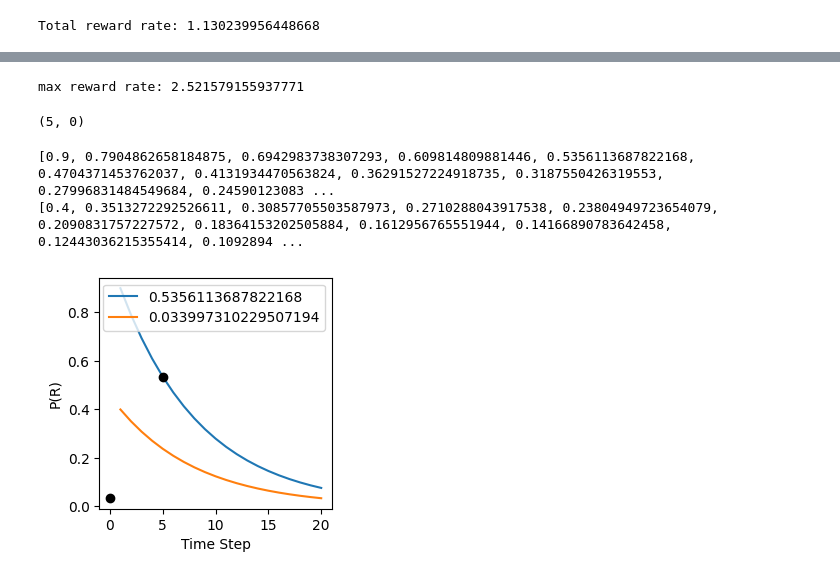
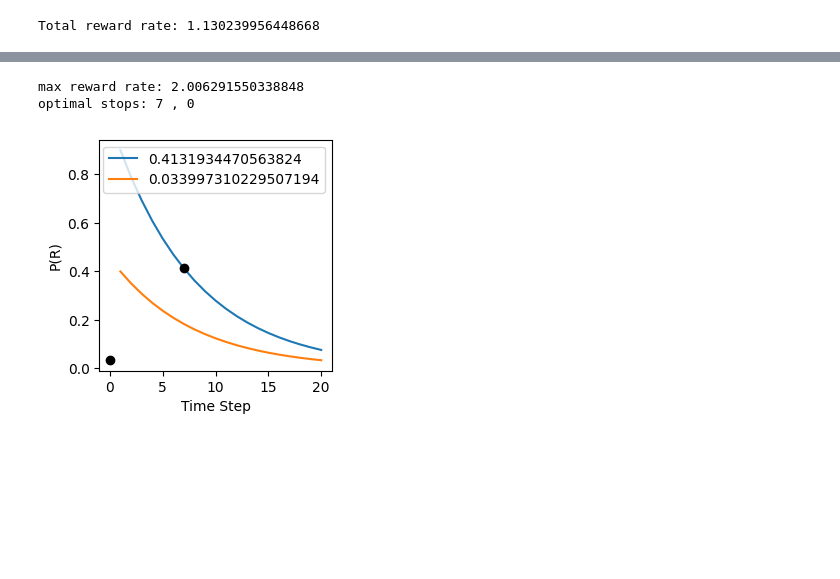
Before and after one commit to lauradriscoll/foraging-strategies, a Jupyter notebook: code/optimal_stops.ipynb, the cells around one changed output, grey strips where cells are left out. Cells and saved outputs as stored; diff of their text form; code cells hidden in the pictures; blank space fills up the shorter version.

```diff
--- a/code/optimal_stops.ipynb
+++ b/code/optimal_stops.ipynb
@@ -65,23 +18,18 @@ b = [2.76, 2.76]
 c = [.1278, .1278]
 d = [0, 0]
 
-total_reward_rate = calc_total_reward_rate(num_patches, travel_time, max_time, reward_value, a, b, c, d)
+total_reward_rate = calc_total_reward_rate(range(num_patches), travel_time, max_time, reward_value, a, b, c, d)
 print(f"Total reward rate: {total_reward_rate}")
 # %% [output]
 Total reward rate: 1.130239956448668
 # %%
-best_time = [1,1] #100 steps
-# Example usage
-num_patches = 2
-travel_time = 1
-max_time = [1,9]
-reward_value = 5
+max_stops = 20
 
 # Initial probabilities of reward in each patch
-grid = np.zeros((20,20))
-for x in range(20):
-    for y in range (20):
-        total_reward_rate = calc_total_reward_rate(num_patches, travel_time, [x,y], reward_value, a, b, c, d)
+grid = np.zeros((max_stops,max_stops))
+for x in range(max_stops):
+    for y in range (max_stops):
+        total_reward_rate = calc_total_reward_rate(range(num_patches), travel_time, [x,y], reward_value, a, b, c, d)
         grid[x,y] = total_reward_rate
 # %%
 plt.imshow(grid)
@@ -97,37 +45,28 @@ best_time = np.unravel_index(grid.argmax(), grid.shape)
 # Print the maximum value(s) and their coordinates
 max_values = grid[best_time]
 print('max reward rate: ' +str(max_values))
+print('optimal stops: ' +str(best_time[0]) +' , '+str(best_time[1]))
 # %% [output]
-max reward rate: 2.521579155937771
+max reward rate: 2.006291550338848
+optimal stops: 7 , 0
-# %%
-best_time
-# %% [output]
-(5, 0)
 # %%
-import matplotlib.pyplot as plt
-
-max_time = 20
-
 # Create a range of time steps
-time_steps = np.arange(max_time)
+time_steps = np.arange(max_stops)
 
 # Plot the depletion rate over time
 plt.figure(figsize=(3, 3))
 
 for patch_id in range(num_patches): #could change this to a list of patches in order
 
     # Compute the depletion rate for each time step
     p_R = [depletion_func(a[patch_id],b[patch_id],c[patch_id],d[patch_id],t) for t in time_steps]
-    print(p_R)
 
     plt.plot(time_steps+1, p_R,label = str(p_R[best_time[patch_id]-1]))
     plt.plot(best_time[patch_id], p_R[best_time[patch_id]-1],'ok')
 
 plt.xlabel('Time Step')
 plt.ylabel('P(R)')
 plt.legend()
 plt.show()
 # %% [output]
-[0.9, 0.7904862658184875, 0.6942983738307293, 0.609814809881446, 0.5356113687822168, 0.4704371453762037, 0.4131934470563824, 0.36291527224918735, 0.3187550426319553, 0.27996831484549684, 0.24590123083 ...
-[0.4, 0.3513272292526611, 0.30857705503587973, 0.2710288043917538, 0.23804949723654079, 0.2090831757227572, 0.18364153202505884, 0.1612956765551944, 0.14166890783642458, 0.12443036215355414, 0.1092894 ...
-[figure, old version]
+[figure, new version]
```
Also changed, not shown: parts of 4 cells of this notebook, 1 other file.
